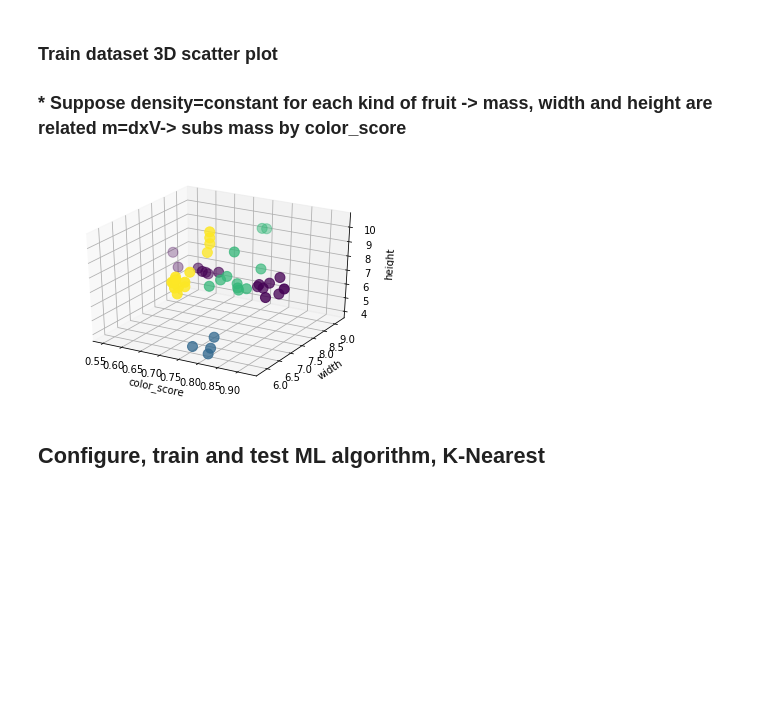
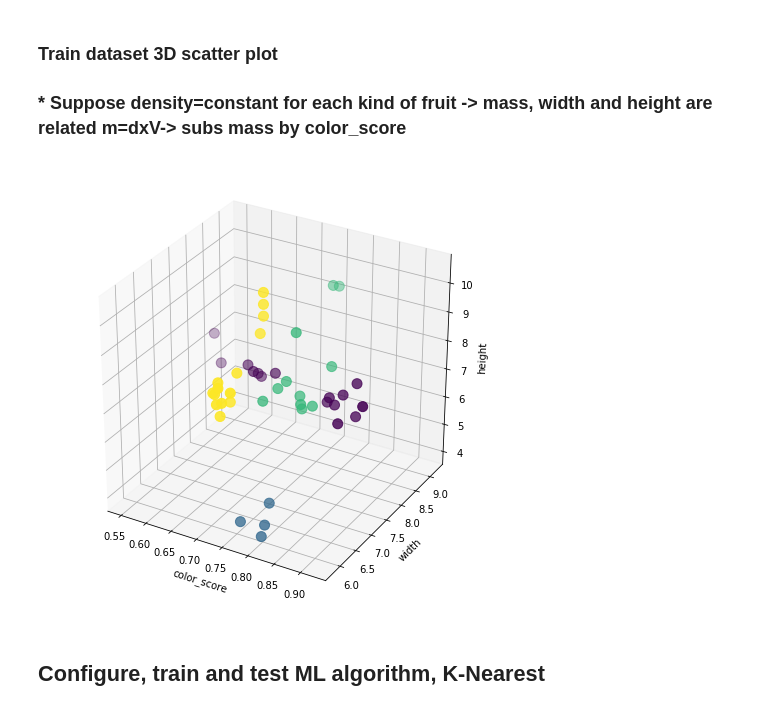
Before and after one commit to bchardim/python-ml, a Jupyter notebook: fruit_class/scripts/fruit_kneigh_classifier.ipynb, the cells around one changed output. Drawn from its saved outputs; the diff is of its cells as text; code cells hidden in the pictures; blank space fills up the shorter version.

```diff
--- a/fruit_class/scripts/fruit_kneigh_classifier.ipynb
+++ b/fruit_class/scripts/fruit_kneigh_classifier.ipynb
@@ -64,15 +64,15 @@ X_train, X_test, y_train, y_test = train_test_split(X, y, random_state=0)
 # %%
 from mpl_toolkits.mplot3d import Axes3D
 
-fig = plt.figure()
+fig = plt.figure(figsize=(8,8))
 ax = fig.add_subplot(111, projection = '3d')
 ax.scatter(X_train['color_score'], X_train['width'], X_train['height'], c = y_train, marker = 'o', s=100)
 ax.set_xlabel('color_score')
 ax.set_ylabel('width')
 ax.set_zlabel('height')
 plt.show()
 # %% [output]
-[figure, old version]
+[figure, new version]
 # %% [markdown]
 ## Configure, train and test ML algorithm, K-Nearest
 # %% [markdown]
```
Also changed, not shown: parts of 2 cells of this notebook, 2 other files.
